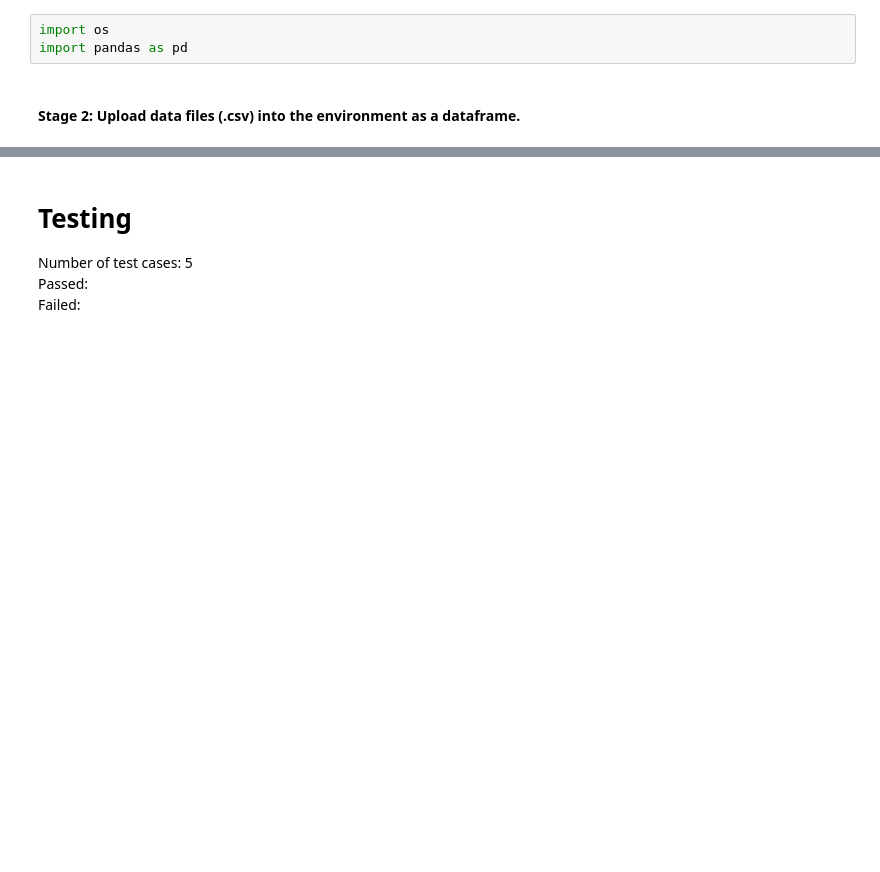
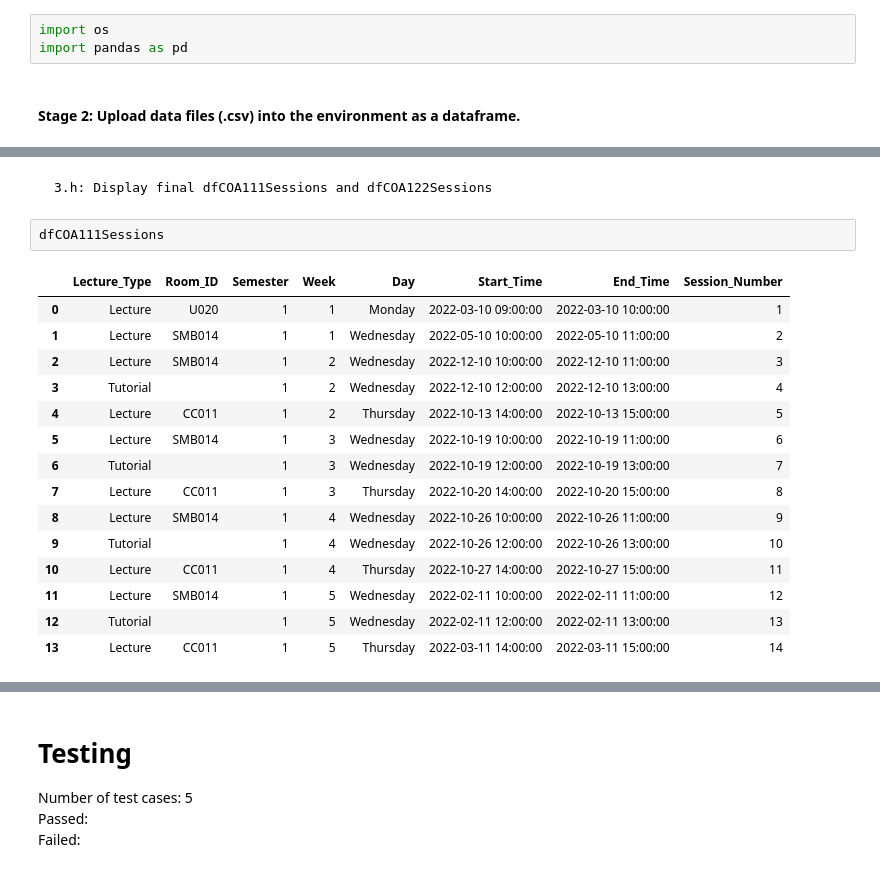
Before and after one commit to DeraUchenwoke/DataScienceProjects22, a Jupyter notebook: main/2022Coursework/CW_Preprocessing.ipynb, the cells around one changed output, grey strips where cells are left out. Cells and saved outputs as stored; diff of their text form; blank space fills up the shorter version.

```diff
--- a/main/2022Coursework/CW_Preprocessing.ipynb
+++ b/main/2022Coursework/CW_Preprocessing.ipynb
@@ -107,0 +197,20 @@ tempDf
+# %% [markdown]
+    3.h: Display final dfCOA111Sessions and dfCOA122Sessions
+# %%
+dfCOA111Sessions
+# %% [output]
+|  | Lecture_Type | Room_ID | Semester | Week | Day | Start_Time | End_Time | Session_Number |
+| 0 | Lecture | U020 | 1 | 1 | Monday | 2022-03-10 09:00:00 | 2022-03-10 10:00:00 | 1 |
+| 1 | Lecture | SMB014 | 1 | 1 | Wednesday | 2022-05-10 10:00:00 | 2022-05-10 11:00:00 | 2 |
+| 2 | Lecture | SMB014 | 1 | 2 | Wednesday | 2022-12-10 10:00:00 | 2022-12-10 11:00:00 | 3 |
+| 3 | Tutorial |  | 1 | 2 | Wednesday | 2022-12-10 12:00:00 | 2022-12-10 13:00:00 | 4 |
+| 4 | Lecture | CC011 | 1 | 2 | Thursday | 2022-10-13 14:00:00 | 2022-10-13 15:00:00 | 5 |
+| 5 | Lecture | SMB014 | 1 | 3 | Wednesday | 2022-10-19 10:00:00 | 2022-10-19 11:00:00 | 6 |
+| 6 | Tutorial |  | 1 | 3 | Wednesday | 2022-10-19 12:00:00 | 2022-10-19 13:00:00 | 7 |
+| 7 | Lecture | CC011 | 1 | 3 | Thursday | 2022-10-20 14:00:00 | 2022-10-20 15:00:00 | 8 |
+| 8 | Lecture | SMB014 | 1 | 4 | Wednesday | 2022-10-26 10:00:00 | 2022-10-26 11:00:00 | 9 |
+| 9 | Tutorial |  | 1 | 4 | Wednesday | 2022-10-26 12:00:00 | 2022-10-26 13:00:00 | 10 |
+| 10 | Lecture | CC011 | 1 | 4 | Thursday | 2022-10-27 14:00:00 | 2022-10-27 15:00:00 | 11 |
+| 11 | Lecture | SMB014 | 1 | 5 | Wednesday | 2022-02-11 10:00:00 | 2022-02-11 11:00:00 | 12 |
+| 12 | Tutorial |  | 1 | 5 | Wednesday | 2022-02-11 12:00:00 | 2022-02-11 13:00:00 | 13 |
+| 13 | Lecture | CC011 | 1 | 5 | Thursday | 2022-03-11 14:00:00 | 2022-03-11 15:00:00 | 14 |
```
Also changed, not shown: parts of 23 cells of this notebook.
